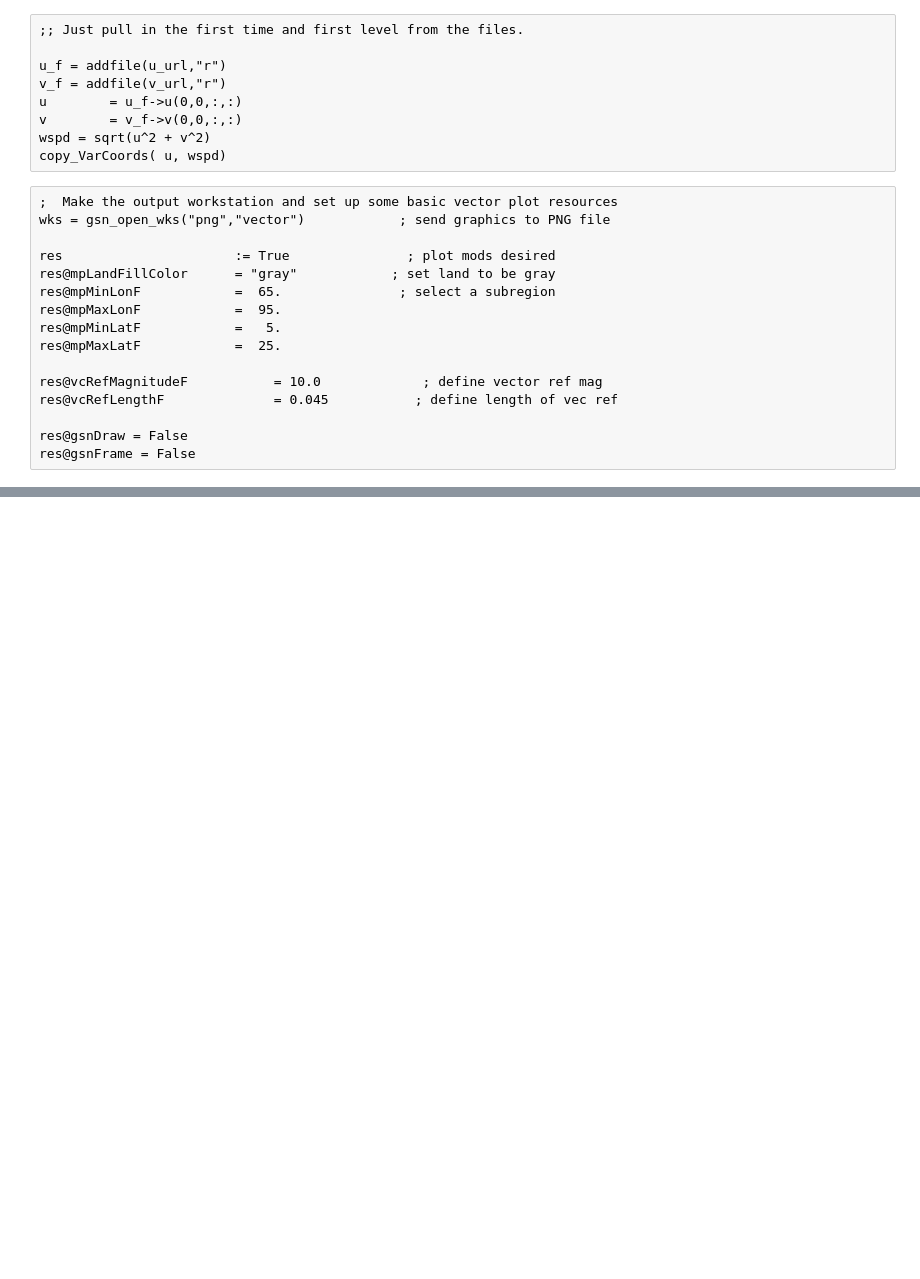
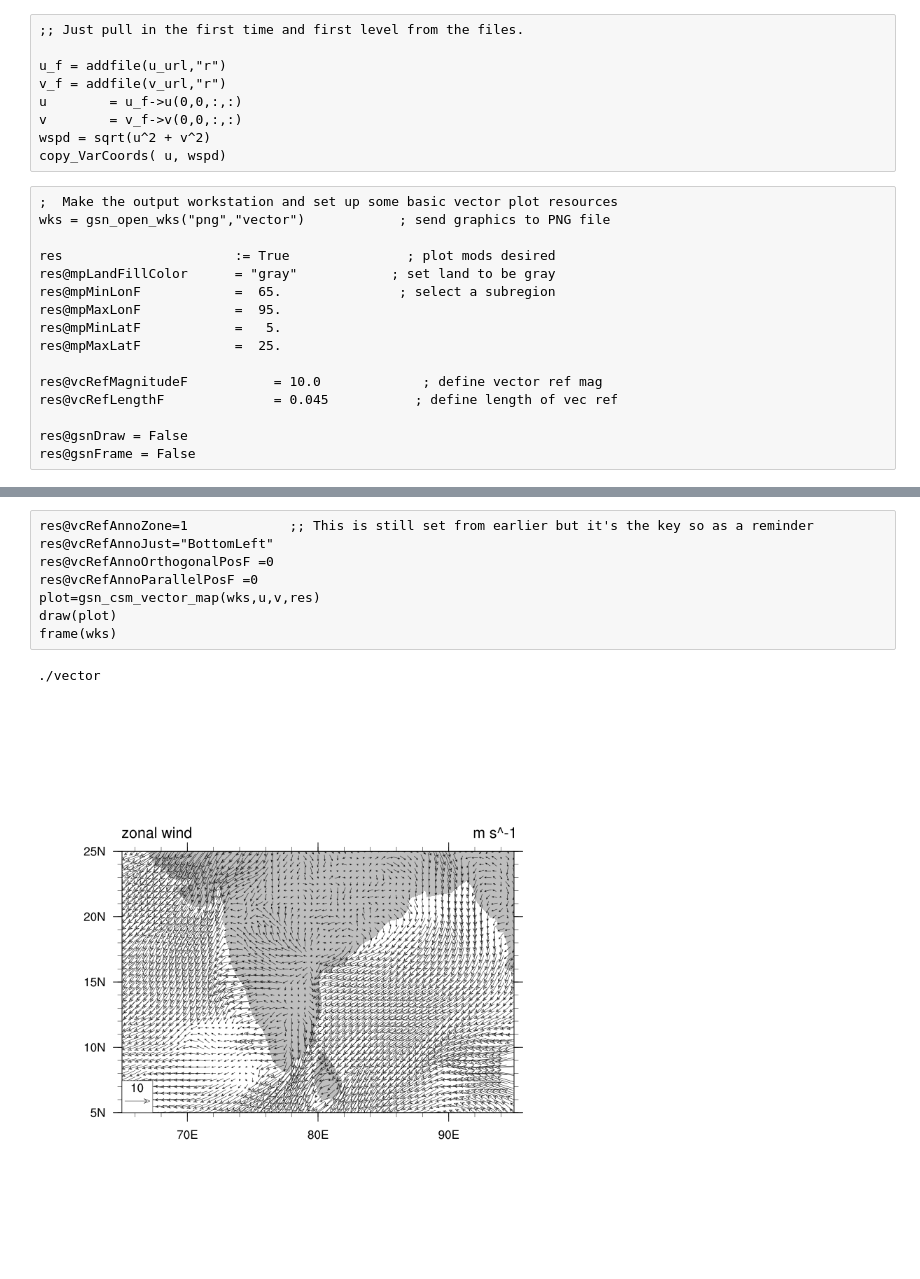
Before and after one commit to Wanhenri/JuPyNCL, a Jupyter notebook: examples/vcRefAnno_bottom_right.ipynb, the cells around one changed output, grey strips where cells are left out. Cells and saved outputs as stored; diff of their text form; blank space fills up the shorter version.

```diff
--- a/examples/vcRefAnno_bottom_right.ipynb
+++ b/examples/vcRefAnno_bottom_right.ipynb
@@ -43,0 +51,11 @@ frame(wks)
+# %%
+res@vcRefAnnoZone=1             ;; This is still set from earlier but it's the key so as a reminder
+res@vcRefAnnoJust="BottomLeft"
+res@vcRefAnnoOrthogonalPosF =0
+res@vcRefAnnoParallelPosF =0
+plot=gsn_csm_vector_map(wks,u,v,res)
+draw(plot)
+frame(wks)
+# %% [output]
+./vector
+[figure, added]
```
Also changed, not shown: parts of 5 cells of this notebook.
